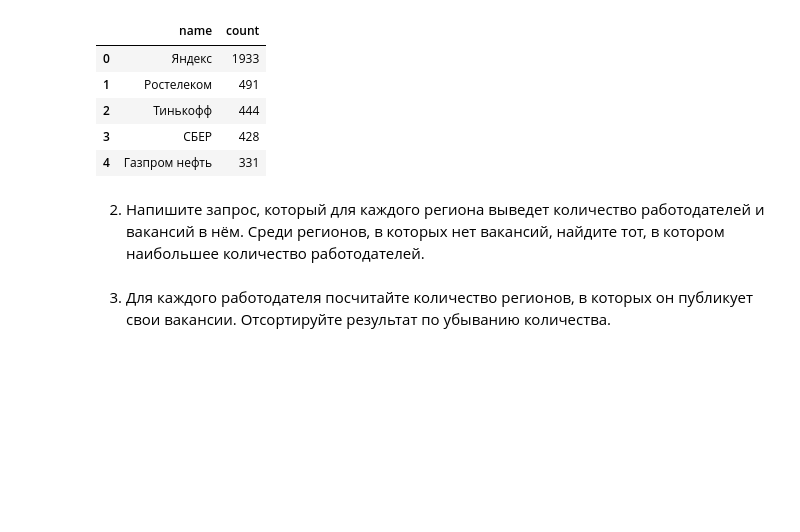
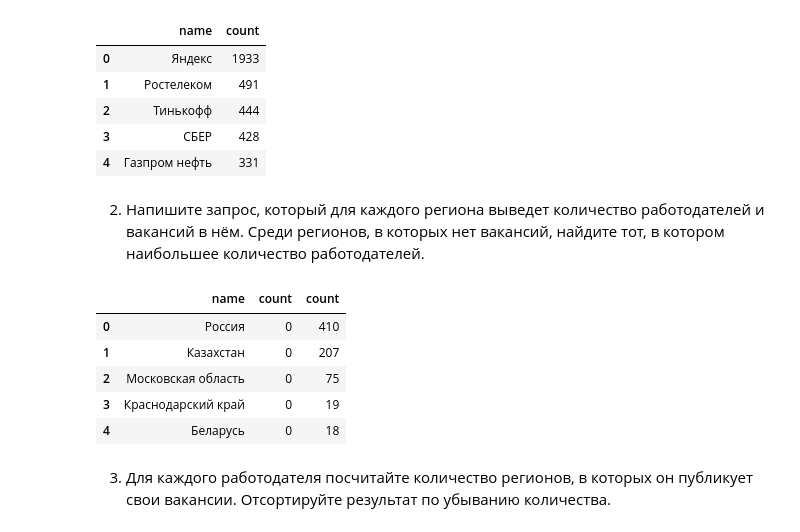
Before and after one commit to ElenaBask/Homework_SF, a Jupyter notebook: Project_2/Анализ вакансий из HeadHunter.ipynb, the cells around one changed output. Saved outputs shown, nothing was run; the diff lists cells and outputs as text; code cells hidden in the pictures; blank space fills up the shorter version.

```diff
--- a/Project_2/Анализ вакансий из HeadHunter.ipynb
+++ b/Project_2/Анализ вакансий из HeadHunter.ipynb
@@ -248,4 +249,33 @@ df_5_1
+# %%
+# текст запроса
+query_5_2 = f'''select
+           a.name,
+           count(v.id),
+           count(e.id)
+           from
+           public.areas a
+           left join
+           public.vacancies v
+           on a.id = v.area_id
+           left join
+           public.employers e
+           on a.id =  e.area
+           group by a.name
+           having count(v.id) = 0
+           order by 3 desc
+           limit 5
+
+'''
 # %%
 # результат запроса
+df_5_2 = pd.read_sql_query(query_5_2, connection)
+df_5_2
+# %% [output]
+|  | name | count | count |
+| 0 | Россия | 0 | 410 |
+| 1 | Казахстан | 0 | 207 |
+| 2 | Московская область | 0 | 75 |
+| 3 | Краснодарский край | 0 | 19 |
+| 4 | Беларусь | 0 | 18 |
 # %% [markdown]
 3. Для каждого работодателя посчитайте количество регионов, в которых он публикует свои вакансии. Отсортируйте результат по убыванию количества.
```
Also changed, not shown: parts of 24 cells of this notebook.
